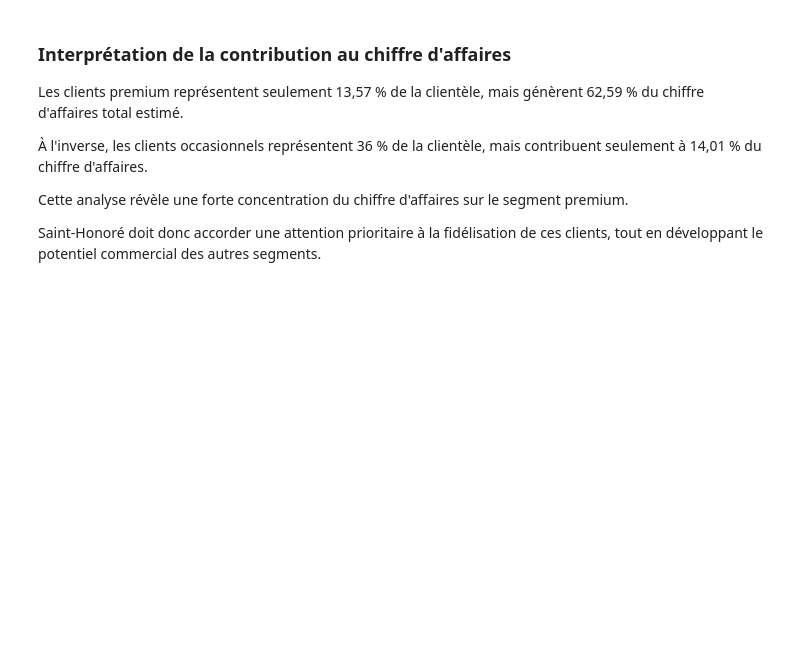
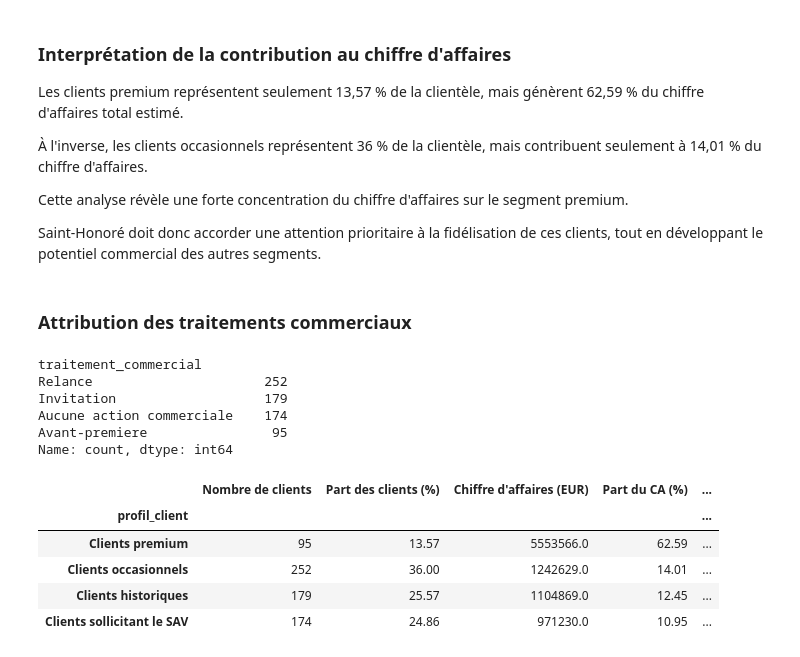
Before and after one commit to Youcef501/datamining-saint-honore, a Jupyter notebook: notebooks/07_08_analyse.ipynb, the cells around one changed output. Cells and saved outputs as stored; diff of their text form; code cells hidden in the pictures; blank space fills up the shorter version.

Commit message:
Finalisation de la question 8 et recommandations commerciales

```diff
--- a/notebooks/07_08_analyse.ipynb
+++ b/notebooks/07_08_analyse.ipynb
@@ -489,3 +489,49 @@ Saint-Honoré doit donc accorder une attention
 prioritaire à la fidélisation de ces clients,
 tout en développant le potentiel commercial
 des autres segments.
+# %% [markdown]
+### Attribution des traitements commerciaux
+# %%
+# Attribution d'un traitement commercial par profil
+traitements = {
+    "Clients premium": "Avant-premiere",
+    "Clients historiques": "Invitation",
+    "Clients occasionnels": "Relance",
+    "Clients sollicitant le SAV": "Aucune action commerciale"
+}
+
+df["traitement_commercial"] = df["profil_client"].map(traitements)
+
+df["traitement_commercial"].value_counts()
+# %% [output]
+traitement_commercial
+Relance                      252
+Invitation                   179
+Aucune action commerciale    174
+Avant-premiere                95
+Name: count, dtype: int64
+# %%
+# Tableau final d'aide a la decision commerciale
+tableau_final = pd.DataFrame({
+    "Nombre de clients": synthese["Effectif"],
+    "Part des clients (%)": synthese["Pourcentage (%)"],
+    "Chiffre d'affaires (EUR)": ca_segments,
+    "Part du CA (%)": part_ca
+})
+
+tableau_final["Traitement recommande"] = (
+    tableau_final.index.map(traitements)
+)
+
+tableau_final = tableau_final.sort_values(
+    "Part du CA (%)", ascending=False
+)
+
+display(tableau_final.round(2))
+# %% [output]
+|  | Nombre de clients | Part des clients (%) | Chiffre d'affaires (EUR) | Part du CA (%) | ... |
+| profil_client |  |  |  |  | ... |
+| Clients premium | 95 | 13.57 | 5553566.0 | 62.59 | ... |
+| Clients occasionnels | 252 | 36.00 | 1242629.0 | 14.01 | ... |
+| Clients historiques | 179 | 25.57 | 1104869.0 | 12.45 | ... |
+| Clients sollicitant le SAV | 174 | 24.86 | 971230.0 | 10.95 | ... |
```
Also changed, not shown: parts of 2 cells of this notebook.
